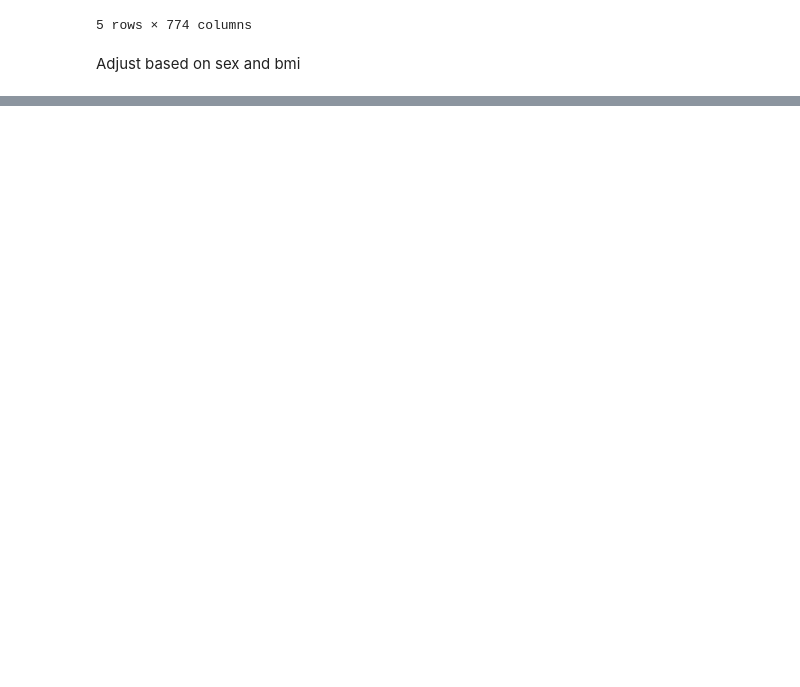
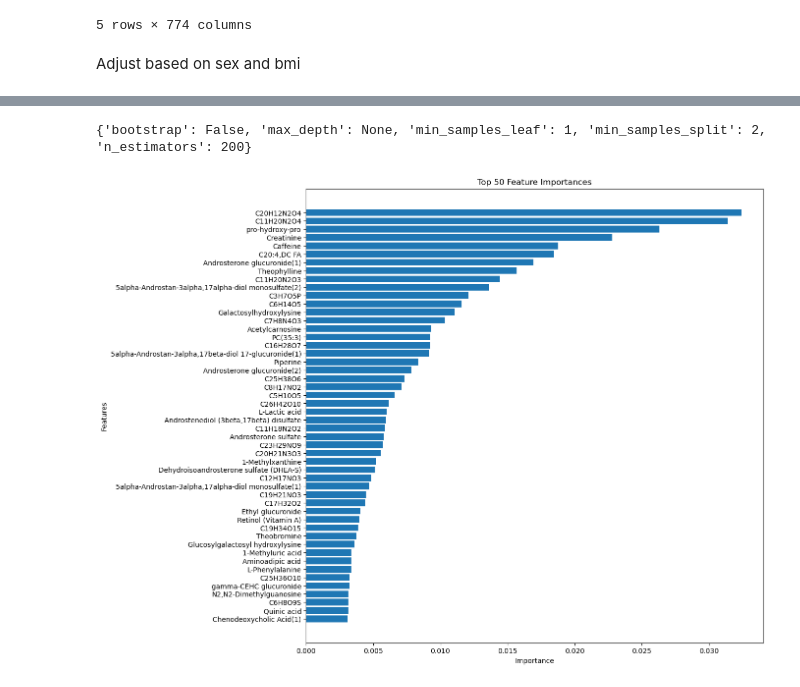
Before and after one commit to Arnie-He/HumanAging-Bunning2019, a Jupyter notebook: RF Regression/RF_classier.ipynb, the cells around one changed output, grey strips where cells are left out. Drawn from its saved outputs; the diff is of its cells as text; code cells hidden in the pictures; blank space fills up the shorter version.

```diff
--- a/RF Regression/RF_classier.ipynb
+++ b/RF Regression/RF_classier.ipynb
@@ -143,0 +132,40 @@ Confusion Matrix:
+# %%
+import pickle
+
+with open("best_param_classifier", "wb") as file:
+    pickle.dump(best_params, file)
+
+print(best_params)
+# %% [output]
+{'bootstrap': False, 'max_depth': None, 'min_samples_leaf': 1, 'min_samples_split': 2, 'n_estimators': 200}
+# %%
+import matplotlib.pyplot as plt
+import pandas as pd
+
+# Assuming best_rf is your trained RandomForestClassifier model with best parameters
+# and assuming df is your original DataFrame
+
+# Get feature importances
+importances = best_rf.feature_importances_
+
+# Create a DataFrame for feature importances
+feature_importances = pd.DataFrame(importances, index=df.columns[:770], columns=['Importance']).sort_values('Importance', ascending=False)
+
+# Get top 50 important features
+top_50_features = feature_importances.head(50)
+
+# Sort top 50 features in ascending order for better visualization
+top_50_features_sorted = top_50_features.sort_values('Importance', ascending=True)
+
+# Plot top 50 features
+plt.figure(figsize=(12, 12))
+plt.title('Top 50 Feature Importances')
+plt.barh(top_50_features_sorted.index, top_50_features_sorted['Importance'])
+plt.xlabel('Importance')
+plt.ylabel('Features')
+plt.show()
+
+# If you want to save these top 50 features to a CSV
+# top_50_features.to_csv("top_50_features.csv")
+# %% [output]
+[figure, added]
```
Also changed, not shown: parts of 2 cells of this notebook, 4 other files.
